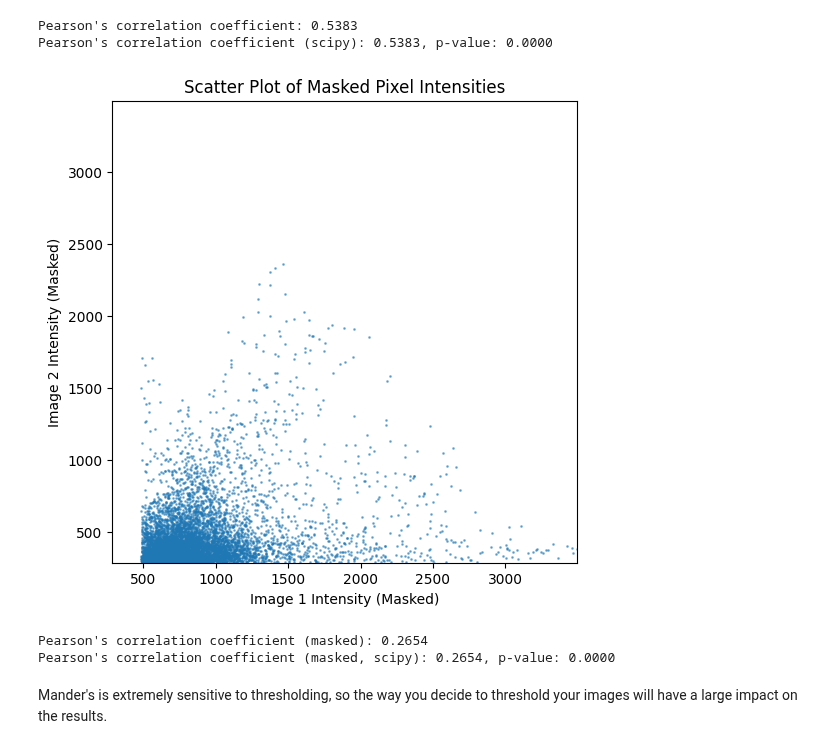
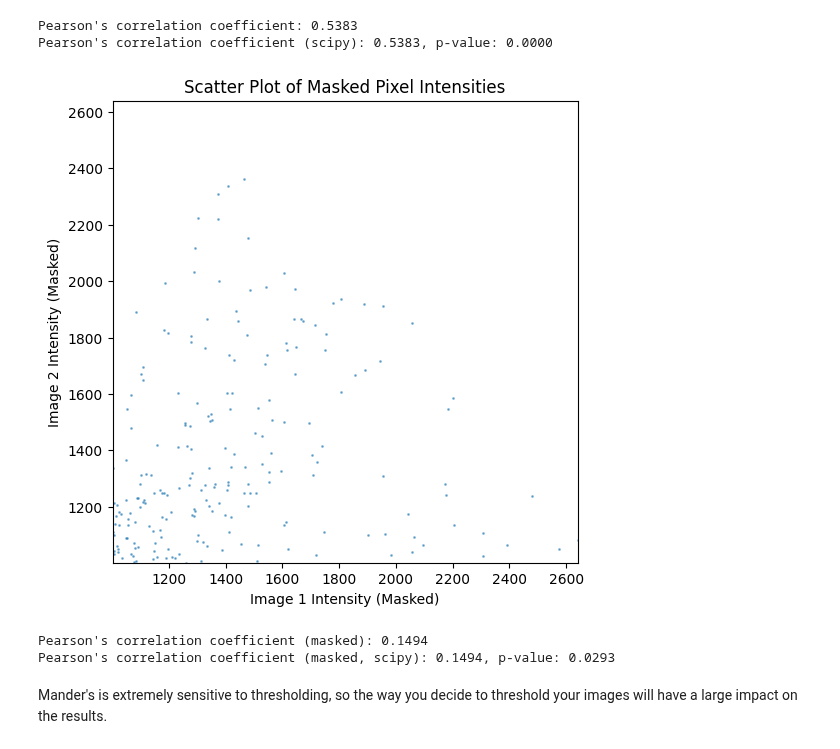
Before and after one commit to fdrgsp/bobiac, a Jupyter notebook: content/08_colocalization/pixel_intensity_based_colocalization.ipynb, the cells around one changed output. Drawn from its saved outputs; the diff is of its cells as text; code cells hidden in the pictures.

```diff
--- a/content/08_colocalization/pixel_intensity_based_colocalization.ipynb
+++ b/content/08_colocalization/pixel_intensity_based_colocalization.ipynb
@@ -93,8 +93,10 @@ Pearson's correlation coefficient (scipy): 0.5383, p-value: 0.0000
 # %%
 # calculate pearsons on thresholded images
 
-image_1_mask = ch1 > threshold_otsu(ch1)
-image_2_mask = ch2 > threshold_otsu(ch2)
+# image_1_mask = ch1 > threshold_otsu(ch1)
+# image_2_mask = ch2 > threshold_otsu(ch2)
+image_1_mask = ch1 > 1000
+image_2_mask = ch2 > 1000
 
 # get the overlap mask
 overlap_mask = image_1_mask & image_2_mask
@@ -109,36 +111,36 @@ plt.figure(figsize=(6, 6))
 plt.scatter(image_1_masked.flatten(), image_2_masked.flatten(), s=1, alpha=0.5)
 plt.xlabel("Image 1 Intensity (Masked)")
 plt.ylabel("Image 2 Intensity (Masked)")
 plt.title("Scatter Plot of Masked Pixel Intensities")
 # set both axes to the same range based on the maximum value of the masked images
 max_intensity_masked = max(image_1_masked.max(), image_2_masked.max())
 min_intensity_masked = min(image_1_masked.min(), image_2_masked.min())
 plt.xlim(min_intensity_masked, max_intensity_masked)
 plt.ylim(min_intensity_masked, max_intensity_masked)
 plt.show()
 
 mean_ch1_masked = np.mean(image_1_masked)
 mean_ch2_masked = np.mean(image_2_masked)
 
 numerator_masked = np.sum(
     (image_1_masked - mean_ch1_masked) * (image_2_masked - mean_ch2_masked)
 )
 denominator_masked = np.sqrt(
     np.sum((image_1_masked - mean_ch1_masked) ** 2)
     * np.sum((image_2_masked - mean_ch2_masked) ** 2)
 )
 prs_masked = numerator_masked / denominator_masked
 print(f"Pearson's correlation coefficient (masked): {prs_masked:.4f}")
 
 # Verify with scipy's pearsonr on the same masked data
 pearson_masked_scipy, p_value_masked = pearsonr(image_1_masked, image_2_masked)
 print(
     f"Pearson's correlation coefficient (masked, scipy): {pearson_masked_scipy:.4f}, p-value: {p_value_masked:.4f}"
 )
 # %% [output]
-[figure, old version]
+[figure, new version]
-Pearson's correlation coefficient (masked): 0.2654
-Pearson's correlation coefficient (masked, scipy): 0.2654, p-value: 0.0000
+Pearson's correlation coefficient (masked): 0.1494
+Pearson's correlation coefficient (masked, scipy): 0.1494, p-value: 0.0293
 # %% [markdown]
 Mander's is extremely sensitive to thresholding, so the way you decide to threshold your images will have a large impact on the results.
 # %%
```
Also changed, not shown: parts of 2 cells of this notebook.
